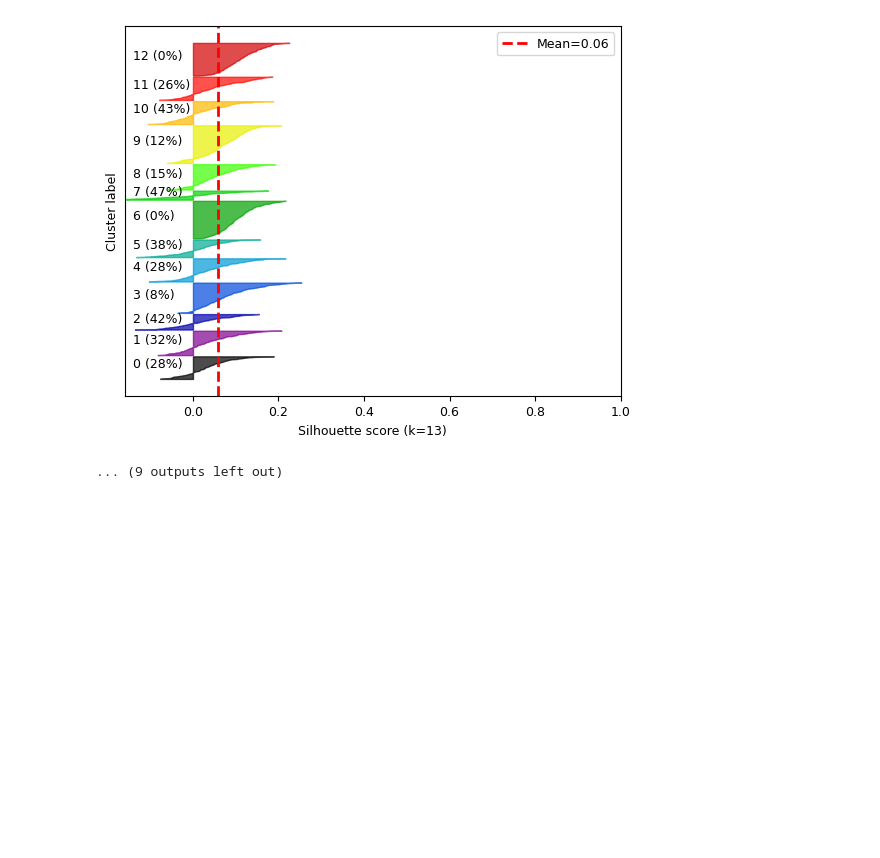
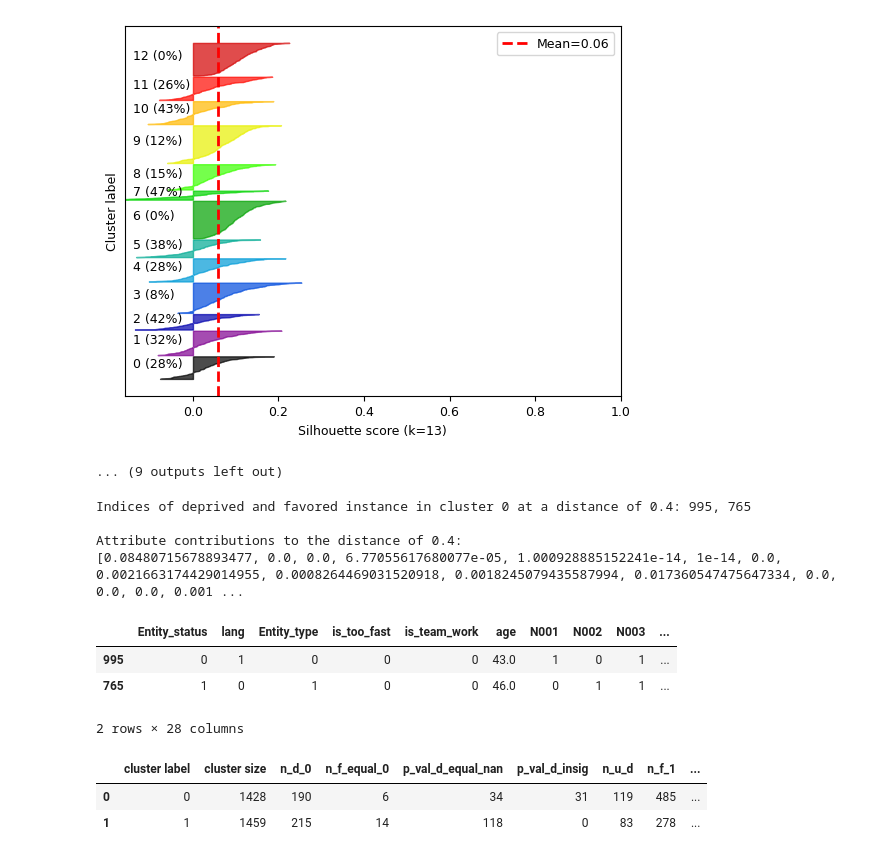
Before and after one commit to python211223/fairness-aware-classification, a Jupyter notebook: fair_classification.ipynb, the cells around one changed output. Cells and saved outputs as stored; diff of their text form; code cells hidden in the pictures; blank space fills up the shorter version.

```diff
--- a/fair_classification.ipynb
+++ b/fair_classification.ipynb
@@ -1455,5 +1629,5 @@ Returning the number of logical cores instead. You can silence this warning by s
 # %%
-cdp_me(df_ar, w_ar, cat_cols_ar, nom_cols_ar, 2)
+df_ar_clustered = cdp_me(df_ar, w_ar, cat_cols_ar, nom_cols_ar, 2)
 # %% [output]
 [figure]
 [figure]
@@ -1468,3 +1642,18 @@ cdp_me(df_ar, w_ar, cat_cols_ar, nom_cols_ar, 2)
 [figure]
 [figure]
 ... (9 outputs left out)
+# %%
+get_cluster_info(df_ar_clustered, w_ar, bin_cols_ar, nom_cols_ar, int_cols_ar, ord_cols_ar, d_matrix_ar, m_ar, 'ar', 48,
+                 0, 0)
+# %% [output]
+Indices of deprived and favored instance in cluster 0 at a distance of 0.4: 995, 765
+
+Attribute contributions to the distance of 0.4:
+[0.08480715678893477, 0.0, 0.0, 6.77055617680077e-05, 1.000928885152241e-14, 1e-14, 0.0, 0.0021663174429014955, 0.0008264469031520918, 0.0018245079435587994, 0.017360547475647334, 0.0, 0.0, 0.0, 0.001 ...
+|  | Entity_status | lang | Entity_type | is_too_fast | is_team_work | age | N001 | N002 | N003 | ... |
+| 995 | 0 | 1 | 0 | 0 | 0 | 43.0 | 1 | 0 | 1 | ... |
+| 765 | 1 | 0 | 1 | 0 | 0 | 46.0 | 0 | 1 | 1 | ... |
+2 rows × 28 columns
+|  | cluster label | cluster size | n_d_0 | n_f_equal_0 | p_val_d_equal_nan | p_val_d_insig | n_u_d | n_f_1 | ... |
+| 0 | 0 | 1428 | 190 | 6 | 34 | 31 | 119 | 485 | ... |
+| 1 | 1 | 1459 | 215 | 14 | 118 | 0 | 83 | 278 | ... |
```
Also changed, not shown: parts of 15 cells of this notebook.
